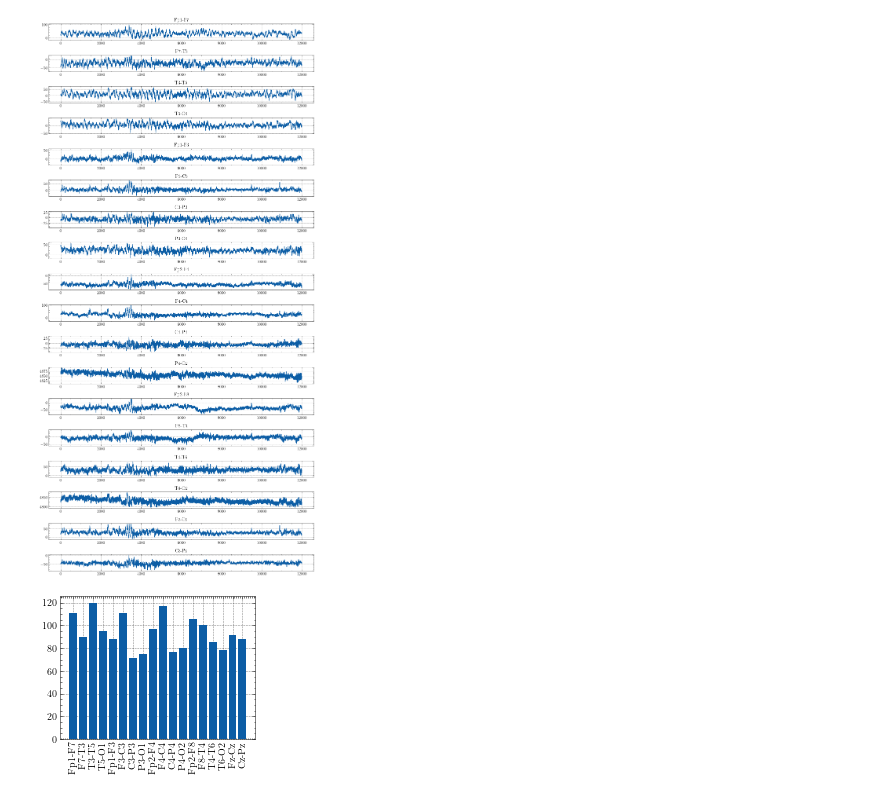
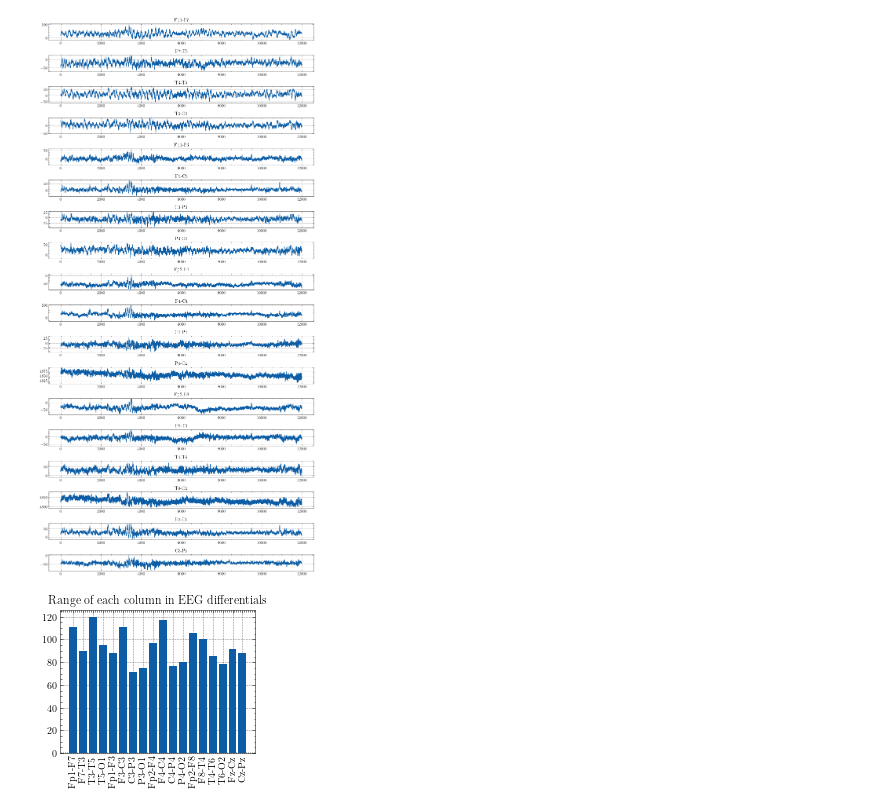
Before and after one commit to jfblanchard/hms-brain-activity-classification, a Jupyter notebook: HMS_HBA_EDA.ipynb, the cells around one changed output. Cells and saved outputs as stored; diff of their text form; code cells hidden in the pictures.

```diff
--- a/HMS_HBA_EDA.ipynb
+++ b/HMS_HBA_EDA.ipynb
@@ -107,12 +88,11 @@ plt.show()
 # %% [output]
 [figure]
 # %%
-# O2 is huge compared to the rest
-
 # make a bar plot the range of each column in diff_cols
 ranges = [eeg[col].max() - eeg[col].min() for col in diff_cols]
 plt.bar(diff_cols, ranges)
 plt.xticks(rotation=90)
+plt.title('Range of each column in EEG differentials')
 plt.show()
 # %% [output]
-[figure, old version]
+[figure, new version]
```
Also changed, not shown: parts of 1 cell of this notebook.
